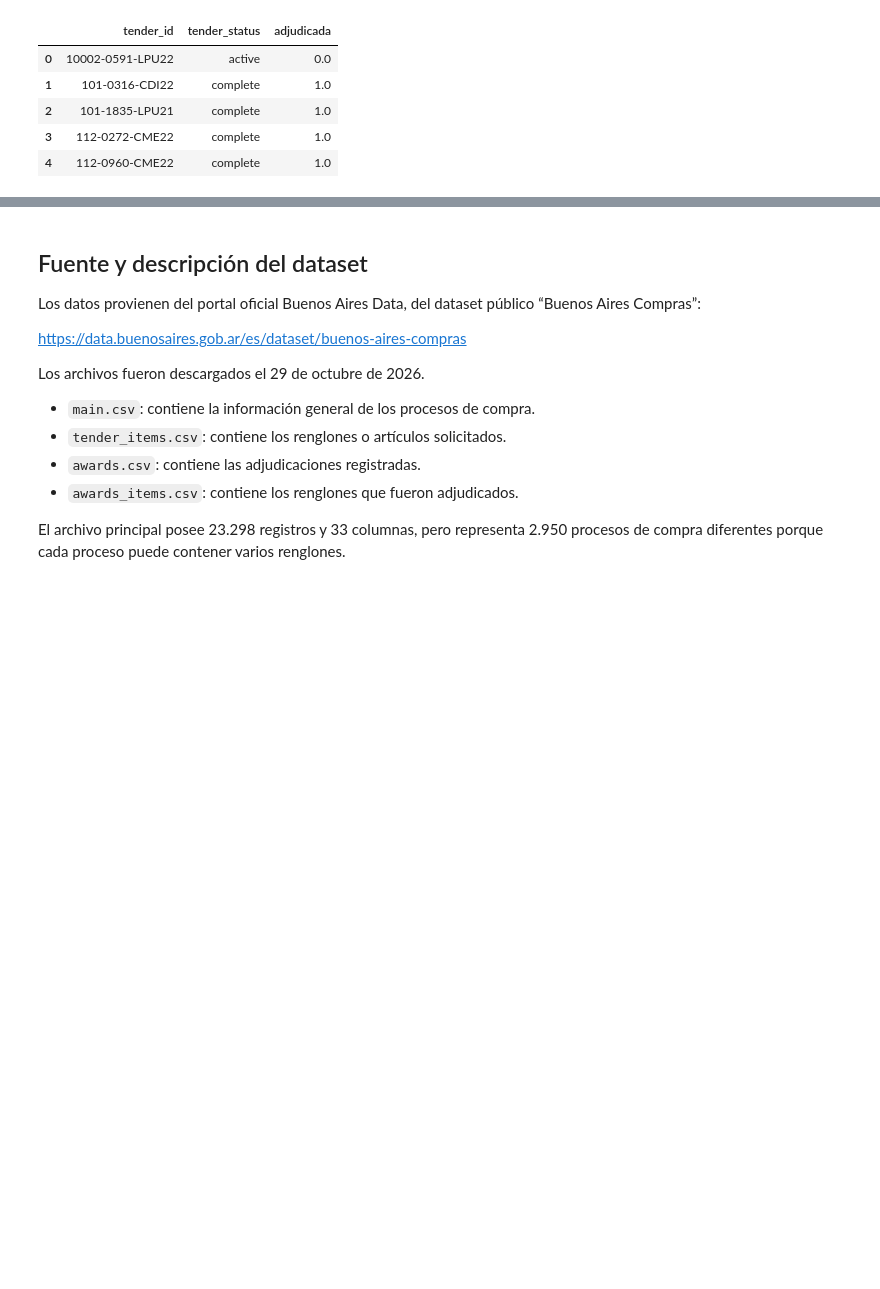
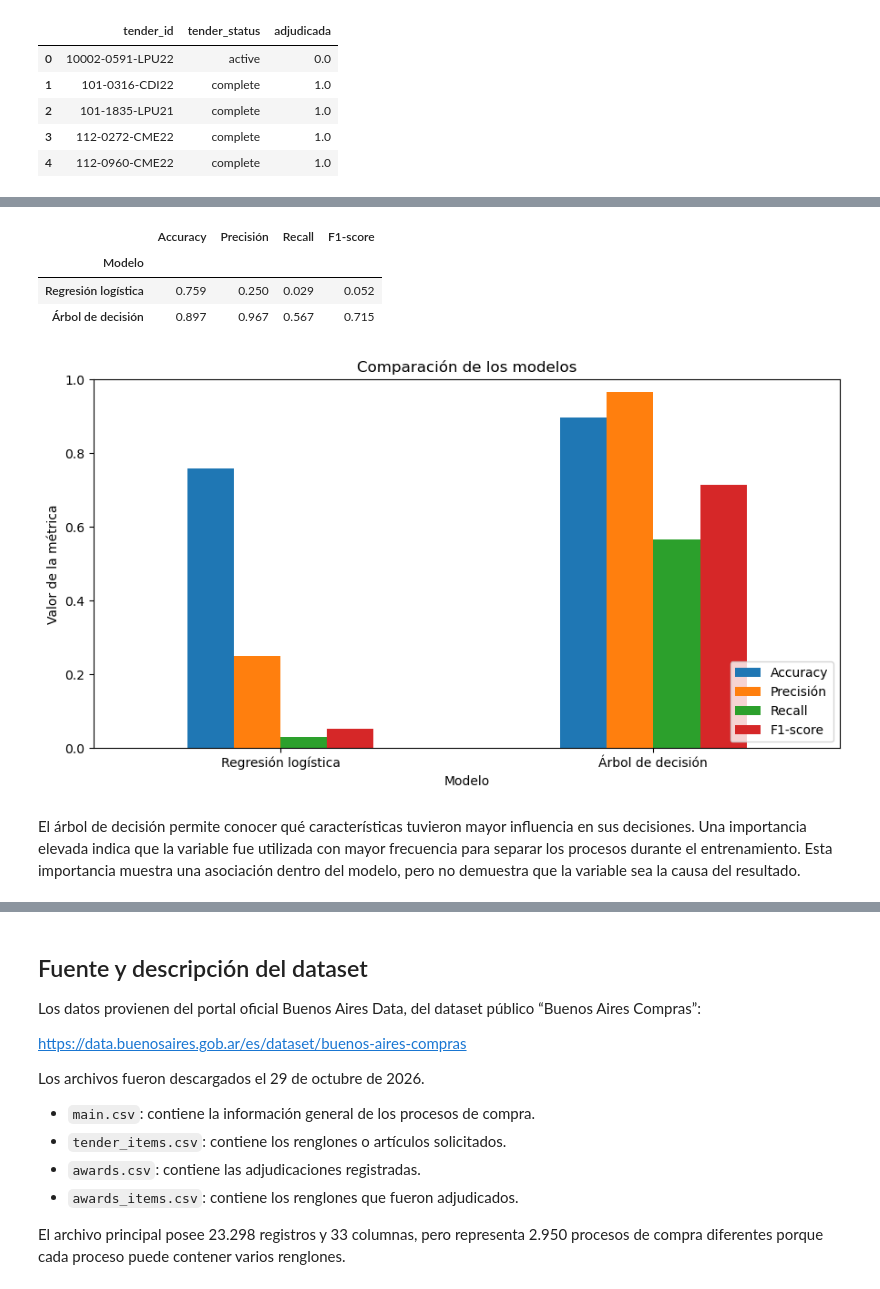
Before and after one commit to florfarias/compras-sin-adjudicacion, a Jupyter notebook: notebooks/01_exploracion_dataset_compras.ipynb, the cells around one changed output, grey strips where cells are left out. Drawn from its saved outputs; the diff is of its cells as text; code cells hidden in the pictures; blank space fills up the shorter version.

```diff
--- a/notebooks/01_exploracion_dataset_compras.ipynb
+++ b/notebooks/01_exploracion_dataset_compras.ipynb
@@ -213,0 +918,47 @@ Los procesos parcialmente adjudicados se consideran adjudicados, debido a que al
+# %%
+comparacion_modelos = pd.DataFrame({
+    "Modelo": [
+        "Regresión logística",
+        "Árbol de decisión"
+    ],
+    "Accuracy": [
+        accuracy_score(y_test, prediccion_logistica),
+        accuracy_score(y_test, prediccion_arbol)
+    ],
+    "Precisión": [
+        precision_score(y_test, prediccion_logistica),
+        precision_score(y_test, prediccion_arbol)
+    ],
+    "Recall": [
+        recall_score(y_test, prediccion_logistica),
+        recall_score(y_test, prediccion_arbol)
+    ],
+    "F1-score": [
+        f1_score(y_test, prediccion_logistica),
+        f1_score(y_test, prediccion_arbol)
+    ]
+}).set_index("Modelo").round(3)
+
+comparacion_modelos
+# %% [output]
+|  | Accuracy | Precisión | Recall | F1-score |
+| Modelo |  |  |  |  |
+| Regresión logística | 0.759 | 0.250 | 0.029 | 0.052 |
+| Árbol de decisión | 0.897 | 0.967 | 0.567 | 0.715 |
+# %%
+comparacion_modelos.plot(
+    kind="bar",
+    figsize=(9, 5)
+)
+
+plt.title("Comparación de los modelos")
+plt.ylabel("Valor de la métrica")
+plt.ylim(0, 1)
+plt.xticks(rotation=0)
+plt.legend(loc="lower right")
+plt.tight_layout()
+plt.show()
+# %% [output]
+[figure, added]
+# %% [markdown]
+El árbol de decisión permite conocer qué características tuvieron mayor influencia en sus decisiones. Una importancia elevada indica que la variable fue utilizada con mayor frecuencia para separar los procesos durante el entrenamiento. Esta importancia muestra una asociación dentro del modelo, pero no demuestra que la variable sea la causa del resultado.
```
Also changed, not shown: parts of 49 cells of this notebook, 2 other files.
